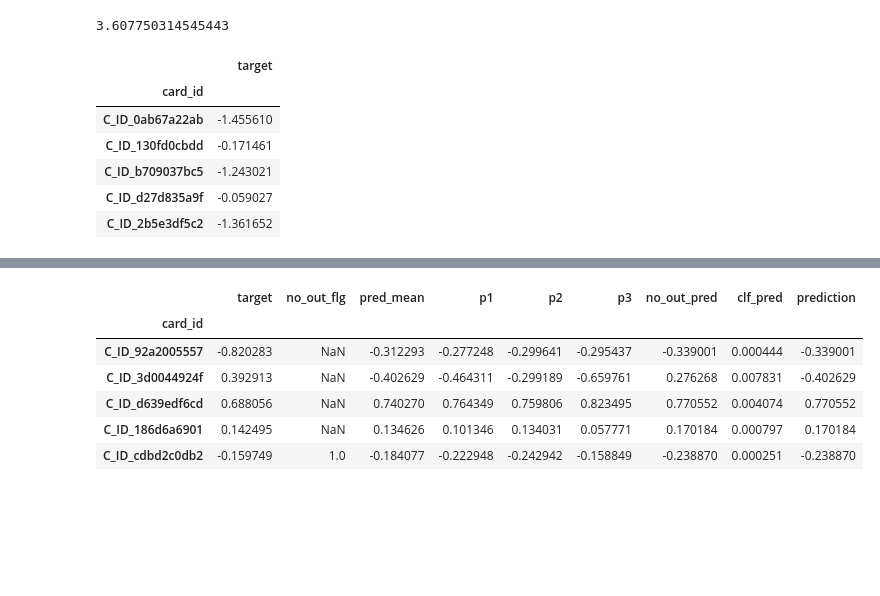
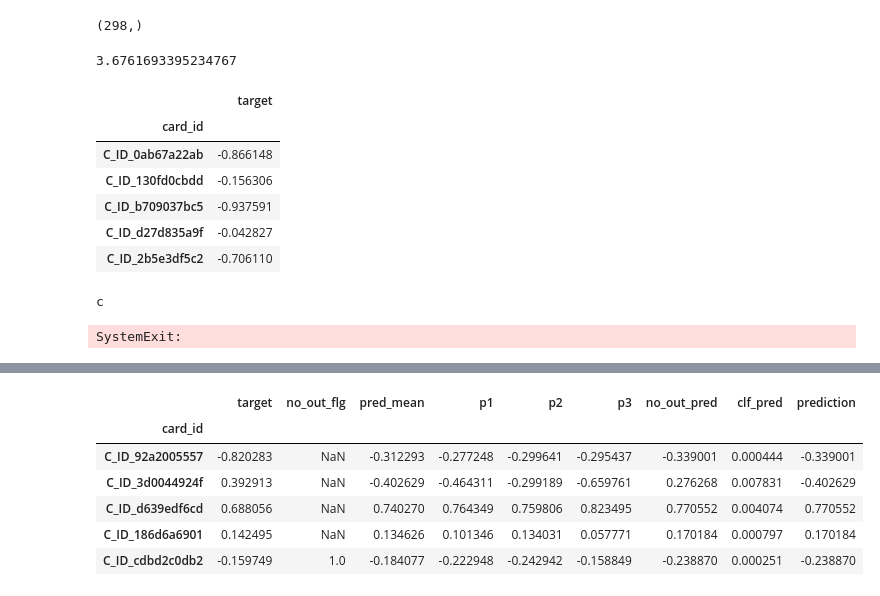
Before and after one commit to Chestnut1999/Elo-Recommendation-23place, a Jupyter notebook: jpy/225_elo_blender_exp.ipynb, the cells around one changed output, grey strips where cells are left out. Drawn from its saved outputs; the diff is of its cells as text; code cells hidden in the pictures; blank space fills up the shorter version.

```diff
--- a/jpy/225_elo_blender_exp.ipynb
+++ b/jpy/225_elo_blender_exp.ipynb
@@ -148,37 +126,74 @@ base.head()
+# %%
+tmp = base.loc[base['clf_pred']<0.0072, no_out_cols[0]]
+tmp[tmp.isnull()].shape
+# %% [output]
+(298,)
 # %%
 #========================================================================
 # Simple Blender
 min_thres = 0.0072
 pred = 'prediction'
+out_ratio_1 = 0.26
+out_ratio_2 = 0.74
 
-base[pred] = base[base_cols[0]] * 0.3 + base[base_cols[1]] * 0.15 + base[base_cols[2]] * 0.15 + base[base_cols[3]] * 0.15 + base[base_cols[4]] * 0.15 + base[base_cols[5]] * 0.05 + base[base_cols[6]] * 0.05
-base[pred] = base[base_cols[0]] * 0.5 + base[base_cols[1]] * 0.1 + base[base_cols[2]] * 0.1 + base[base_cols[3]] * 0.10 + base[base_cols[4]] * 0.2
+#========================================================================
+# Clf Out
+# base[pred] = base[base_cols[0]] * 0.3 + base[base_cols[1]] * 0.15 + base[base_cols[2]] * 0.15 + base[base_cols[3]] * 0.15 + base[base_cols[4]] * 0.15 + base[base_cols[5]] * 0.05 + base[base_cols[6]] * 0.05
+# base[pred] = base[base_cols[0]] * 0.5 + base[base_cols[1]] * 0.1 + base[base_cols[2]] * 0.1 + base[base_cols[3]] * 0.10 + base[base_cols[4]] * 0.2
 # base[pred] = base[base_cols[0]] * 1.0 + base[base_cols[4]] * 1.0
-# base[pred] = base[base_cols[4]] * 1.5
-base.loc[base['clf_pred']< min_thres, pred] = base.loc[base['clf_pred']< min_thres, out_cols[0]]
-# base.loc[base['clf_pred']>=min_thres, pred] = base.loc[base['clf_pred']>=min_thres, pred]
+base[pred] = base[base_cols].mean(axis=1)
+# base.loc[base['clf_pred']< min_thres, pred] = base.loc[base['clf_pred']< min_thres, out_cols[1]]*out_ratio_1 + base.loc[base['clf_pred']< min_thres, out_cols[2]]*out_ratio_2
+# base.loc[base['clf_pred']< 0.01, pred] = base.loc[base['clf_pred']< 0.01, out_cols[0]]
+# base.loc[base['clf_pred']< min_thres, pred] = base.loc[base['clf_pred']< 0.01, out_cols[0]]
+# + base.loc[base['clf_pred']< min_thres, out_cols[2]]*out_ratio_2
+
+#========================================================================
+# No Out Flg
+# base.loc[base['clf_pred']<0.0072, pred] = base.loc[base['clf_pred']<0.0072, no_out_cols[0]]
+# base.loc[base[pred].isnull(), pred] = base.loc[base[pred].isnull(), out_cols[0]]
+# base.loc[base['no_out_flg']==1, pred] = base.loc[base['no_out_flg']==1, no_out_cols[0]]
+#========================================================================
+
+#========================================================================
+# Manual Pred
+# base.loc[base['clf_pred']>0.471, pred] = -9.12
+# base.loc[base['clf_pred']>0.511, pred] = -25.32
+# base.loc[base['no_out_flg']==1, pred] = base.loc[base['no_out_flg']==1, no_out_cols[0]]
+#========================================================================
 
 train = base[~base[target].isnull()]
 y_pred = train[pred].values
 y_train = train[target].values
 score = np.sqrt(mean_squared_error(y_train, y_pred))
 print(score)
 
 submit = pd.read_csv('../input/sample_submission.csv').set_index(key)
 submit[target] = base[pred]
 start_time = "{0:%Y%m%d_%H%M%S}".format(datetime.datetime.now())
-submit.to_csv(f'../submit/{start_time[4:12]}_submit_outlier_processing_blend{len(base_cols)}_out_blend{len(out_cols)}_minthres{min_thres}_CV{score}_LB')
+# submit.to_csv(f'../submit/{start_time[4:12]}_submit_outlier_processing_blend{len(base_cols)}_out_blend{len(out_cols)-2}_no_out_blend{len(no_out_cols)-1}_minthres{min_thres}_CV{score}_LB')
+# submit.to_csv(f'../submit/{start_time[4:12]}_submit_outlier_MANUAL_2level_clf0.511_clf0.471_processing_blend{len(base_cols)}_out_blend{len(out_cols)-2}_no_out_blend{len(no_out_cols)-1}_minthres{min_thres}_CV{score}_LB')
 display(submit.head())
 #========================================================================
 # %% [output]
-3.607750314545443
+3.6761693395234767
 |  | target |
 | card_id |  |
-| C_ID_0ab67a22ab | -1.455610 |
-| C_ID_130fd0cbdd | -0.171461 |
-| C_ID_b709037bc5 | -1.243021 |
-| C_ID_d27d835a9f | -0.059027 |
-| C_ID_2b5e3df5c2 | -1.361652 |
+| C_ID_0ab67a22ab | -0.866148 |
+| C_ID_130fd0cbdd | -0.156306 |
+| C_ID_b709037bc5 | -0.937591 |
+| C_ID_d27d835a9f | -0.042827 |
+| C_ID_2b5e3df5c2 | -0.706110 |
+# %%
+clf = utils.read_pkl_gzip('../input/base_clf.gz')
+clf = clf[clf['clf_pred']<0.01]
+kfold = utils.read_pkl_gzip('../input/ods_NoOut_kfold.gz')
+row = 0
+for fold_no, (trn_idx, val_idx) in enumerate(zip(*kfold)):
+#     row += clf.loc[clf[key].isin(val_idx), :].shape[0]
+print(row)
+# %% [output]
+c
+SystemExit:
 # %%
 #========================================================================
 # Manual PostProcessing
```
Also changed, not shown: parts of 9 cells of this notebook, 7 other files.
